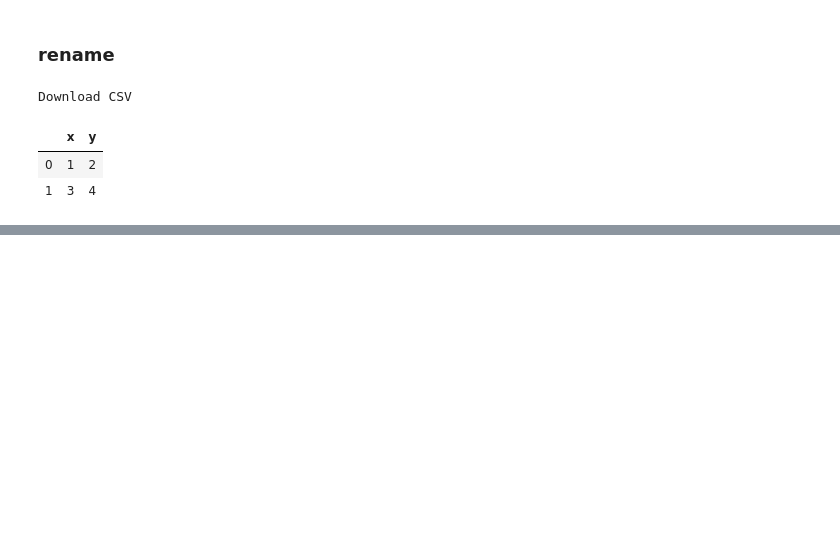
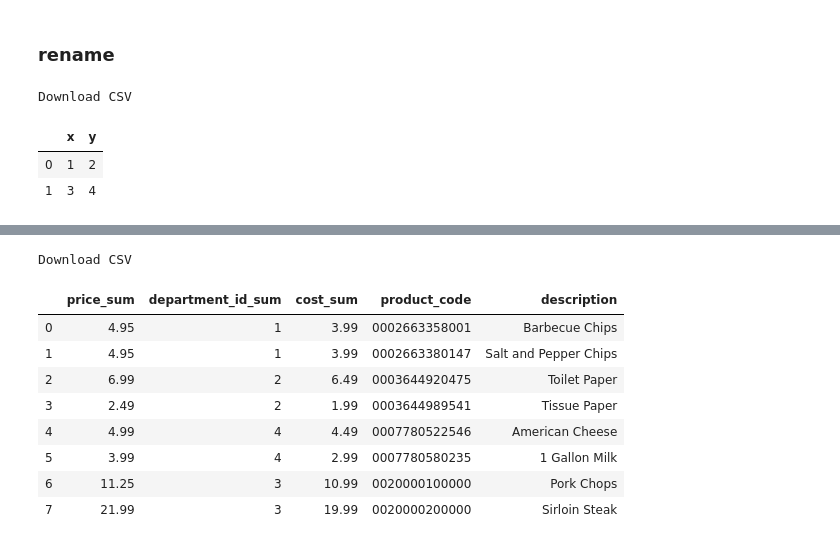
Before and after one commit to C5m7b4/atrax, a Jupyter notebook: playground.ipynb, the cells around one changed output, grey strips where cells are left out. Drawn from its saved outputs; the diff is of its cells as text; code cells hidden in the pictures; blank space fills up the shorter version.

```diff
--- a/playground.ipynb
+++ b/playground.ipynb
@@ -1504,0 +1542,13 @@ Download CSV
+# %%
+ds.groupby(by=['product_code', 'description'], sort=True).sum()
+# %% [output]
+Download CSV
+|  | price_sum | department_id_sum | cost_sum | product_code | description |
+| 0 | 4.95 | 1 | 3.99 | 0002663358001 | Barbecue Chips |
+| 1 | 4.95 | 1 | 3.99 | 0002663380147 | Salt and Pepper Chips |
+| 2 | 6.99 | 2 | 6.49 | 0003644920475 | Toilet Paper |
+| 3 | 2.49 | 2 | 1.99 | 0003644989541 | Tissue Paper |
+| 4 | 4.99 | 4 | 4.49 | 0007780522546 | American Cheese |
+| 5 | 3.99 | 4 | 2.99 | 0007780580235 | 1 Gallon Milk |
+| 6 | 11.25 | 3 | 10.99 | 0020000100000 | Pork Chops |
+| 7 | 21.99 | 3 | 19.99 | 0020000200000 | Sirloin Steak |
```
Also changed, not shown: parts of 12 cells of this notebook, 8 other files.
